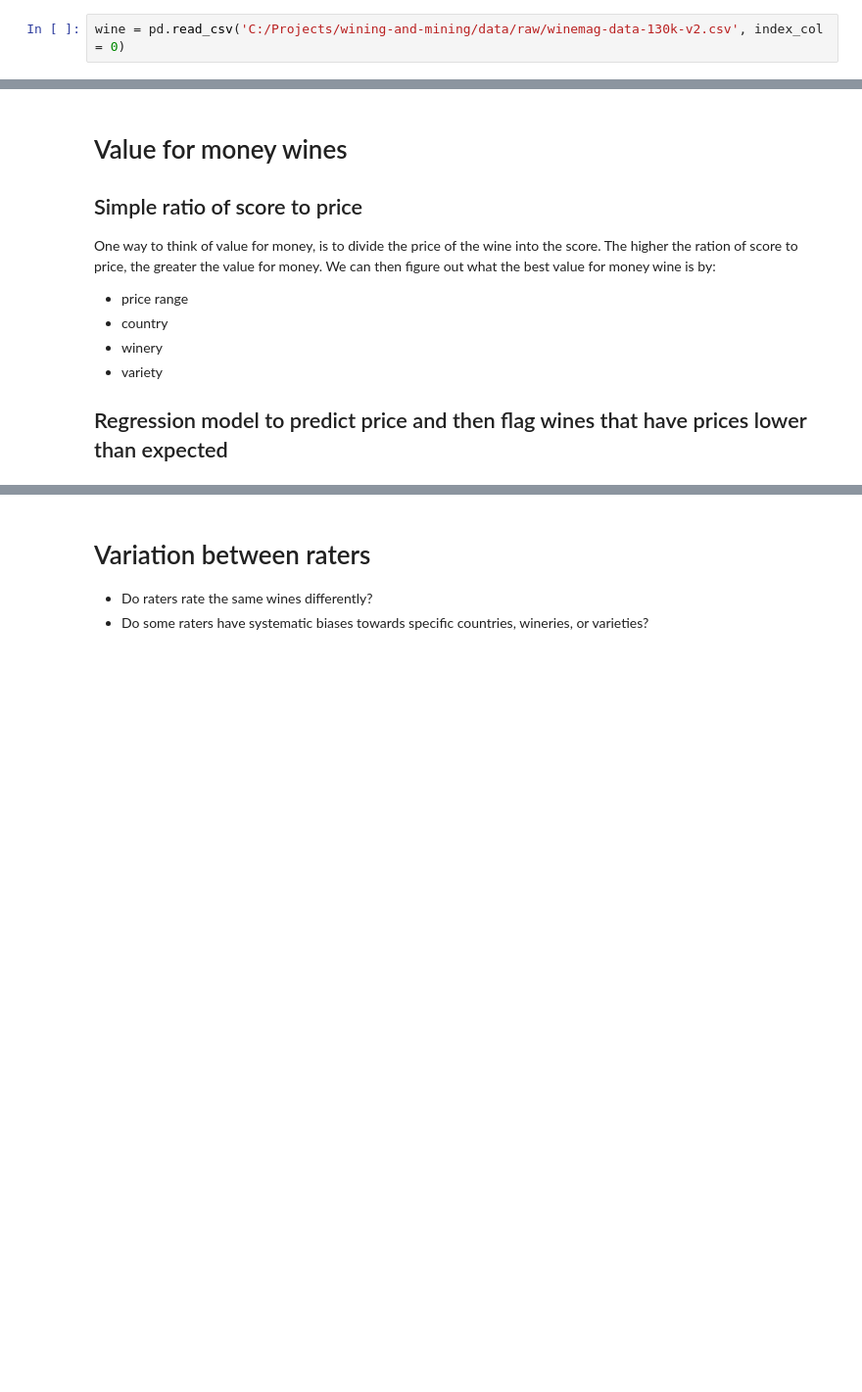
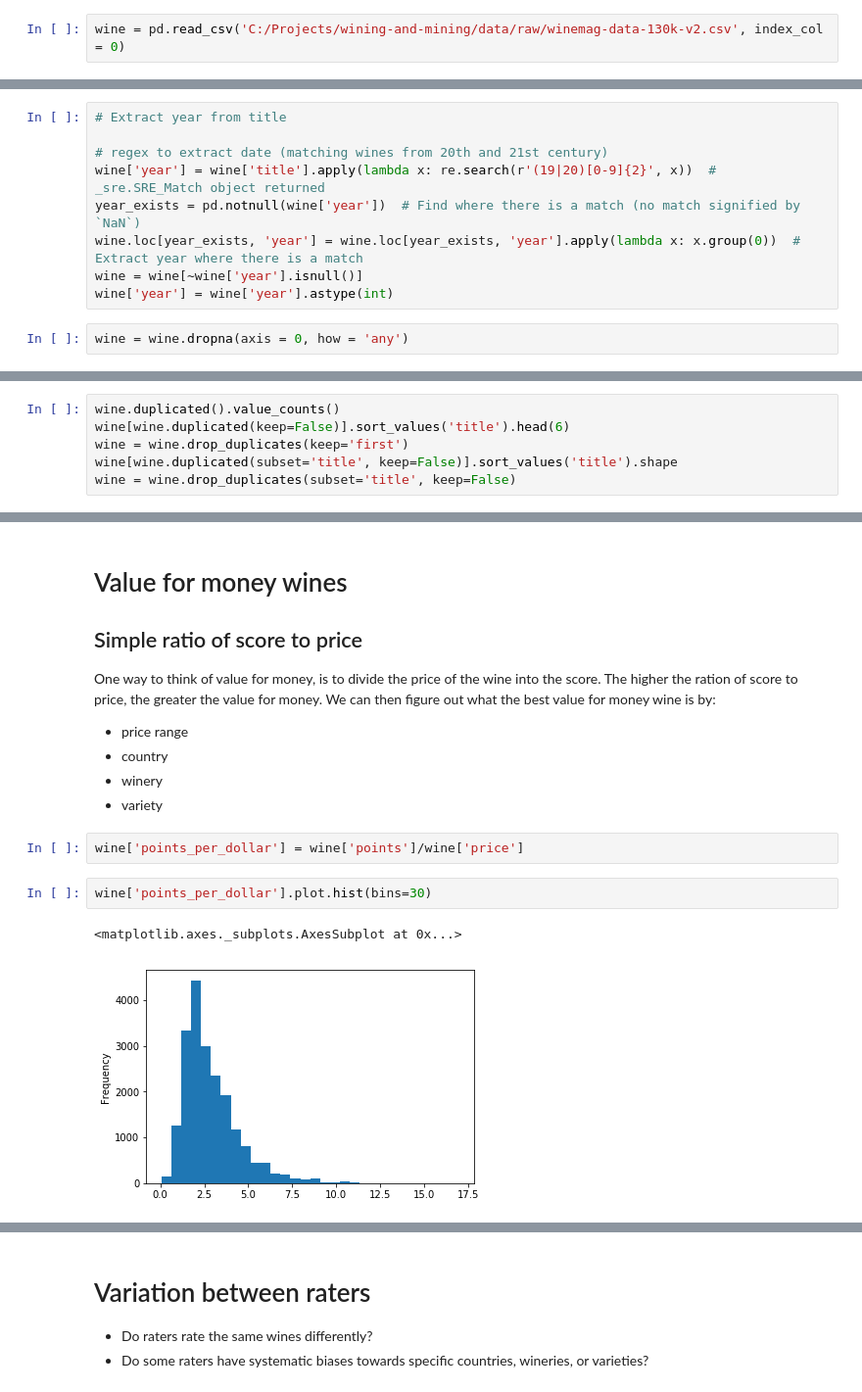
Before and after one commit to jbertscher/wining-and-mining, a Jupyter notebook: notebooks/2.0-jb-modelling-wine-score.ipynb, the cells around one changed output, grey strips where cells are left out. Shown: that part at 98% size. Saved outputs shown, nothing was run; the diff lists cells and outputs as text; blank space fills up the shorter version.

Commit message:
Started looking at value for money based on points-to-dollar ratio.

```diff
--- a/notebooks/2.0-jb-modelling-wine-score.ipynb
+++ b/notebooks/2.0-jb-modelling-wine-score.ipynb
@@ -49,0 +52,11 @@ wine = pd.read_csv('C:/Projects/wining-and-mining/data/raw/winemag-data-130k-v2.
+# %%
+# Extract year from title
+
+# regex to extract date (matching wines from 20th and 21st century)
+wine['year'] = wine['title'].apply(lambda x: re.search(r'(19|20)[0-9]{2}', x))  # _sre.SRE_Match object returned
+year_exists = pd.notnull(wine['year'])  # Find where there is a match (no match signified by `NaN`)
+wine.loc[year_exists, 'year'] = wine.loc[year_exists, 'year'].apply(lambda x: x.group(0))  # Extract year where there is a match
+wine = wine[~wine['year'].isnull()]
+wine['year'] = wine['year'].astype(int)
+# %%
+wine = wine.dropna(axis = 0, how = 'any')
@@ -49,0 +66,6 @@ wine = pd.read_csv('C:/Projects/wining-and-mining/data/raw/winemag-data-130k-v2.
+# %%
+wine.duplicated().value_counts()
+wine[wine.duplicated(keep=False)].sort_values('title').head(6)
+wine = wine.drop_duplicates(keep='first')
+wine[wine.duplicated(subset='title', keep=False)].sort_values('title').shape
+wine = wine.drop_duplicates(subset='title', keep=False)
@@ -57,5 +95,10 @@ One way to think of value for money, is to divide the price of the wine into the
 + country
 + winery
 + variety
-
-## Regression model to predict price and then flag wines that have prices lower than expected
+# %%
+wine['points_per_dollar'] = wine['points']/wine['price']
+# %%
+wine['points_per_dollar'].plot.hist(bins=30)
+# %% [output]
+<matplotlib.axes._subplots.AxesSubplot at 0x...>
+[figure, added]
```
Also changed, not shown: parts of 16 cells of this notebook, 1 other file.
